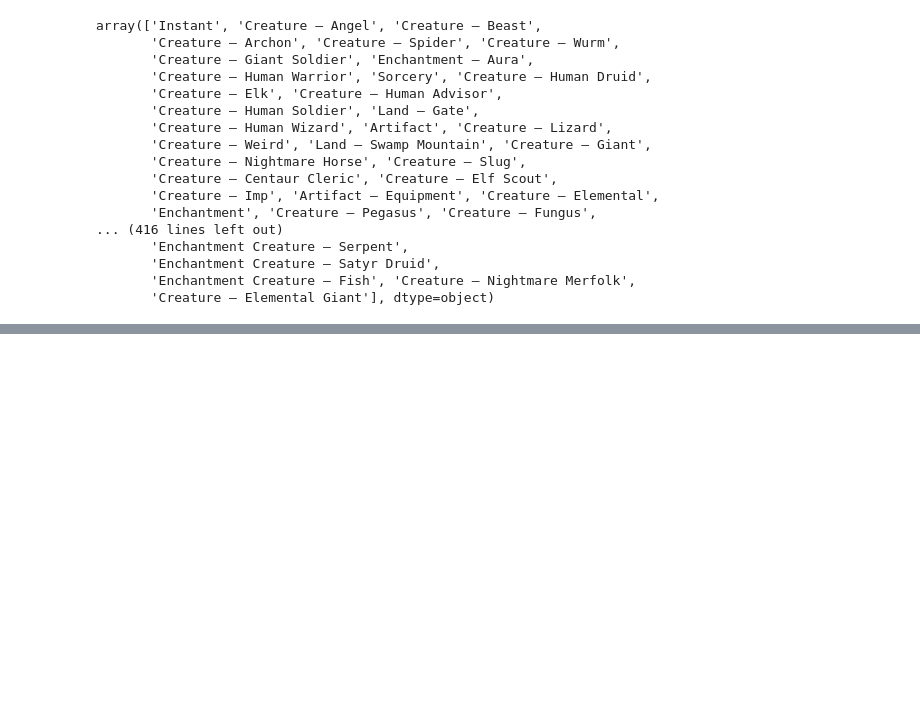
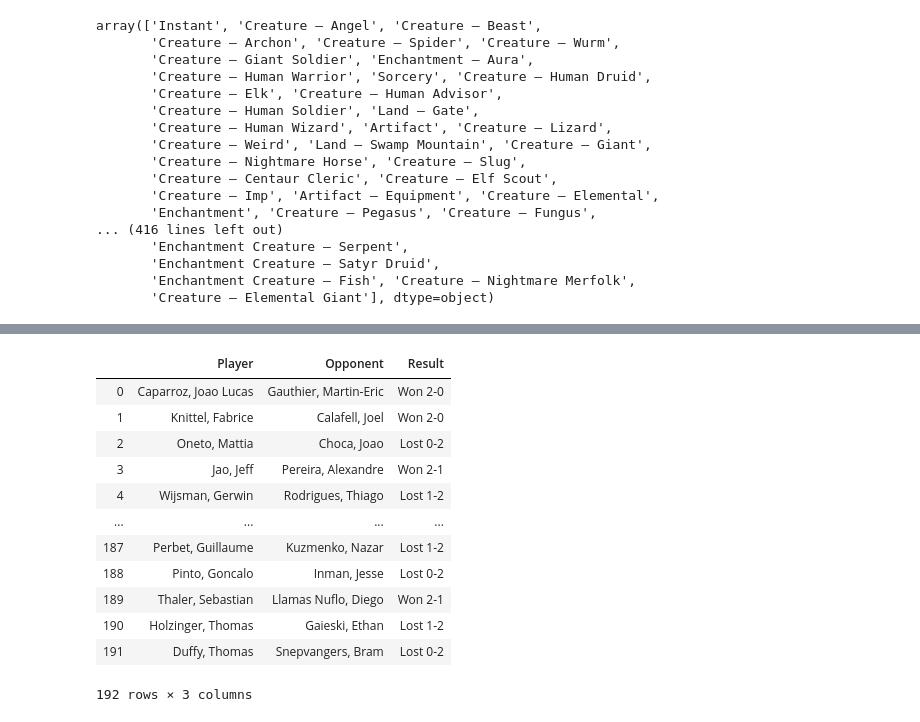
Before and after one commit to ta-datapt-bcn/project-web, a Jupyter notebook: project-API.ipynb, the cells around one changed output, grey strips where cells are left out. Saved outputs shown, nothing was run; the diff lists cells and outputs as text; code cells hidden in the pictures; blank space fills up the shorter version.

```diff
--- a/project-API.ipynb
+++ b/project-API.ipynb
@@ -135,0 +314,31 @@ array(['Instant', 'Creature — Angel', 'Creature — Beast',
+# %%
+## Retrieve the results from Brussels Matchs
+
+url = 'https://magic.gg/news/players-tour-brussels-2020-round-1-results'
+html = requests.get(url).content
+soup = BeautifulSoup(html, features='html.parser')
+table = soup.find_all('div', {'class': 'table-wrapper'})[0].find_all('tr')
+
+tabs = []
+for tr in table:
+        tabs.append({
+            'Player': tr.find_all('td')[1].string,
+            'Opponent': tr.find_all('td')[5].string,
+            'Result': tr.find_all('td')[3].string
+            })
+round1 = pd.DataFrame(tabs)
+round1
+# %% [output]
+|  | Player | Opponent | Result |
+| 0 | Caparroz, Joao Lucas | Gauthier, Martin-Eric | Won 2-0 |
+| 1 | Knittel, Fabrice | Calafell, Joel | Won 2-0 |
+| 2 | Oneto, Mattia | Choca, Joao | Lost 0-2 |
+| 3 | Jao, Jeff | Pereira, Alexandre | Won 2-1 |
+| 4 | Wijsman, Gerwin | Rodrigues, Thiago | Lost 1-2 |
+| ... | ... | ... | ... |
+| 187 | Perbet, Guillaume | Kuzmenko, Nazar | Lost 1-2 |
+| 188 | Pinto, Goncalo | Inman, Jesse | Lost 0-2 |
+| 189 | Thaler, Sebastian | Llamas Nuflo, Diego | Won 2-1 |
+| 190 | Holzinger, Thomas | Gaieski, Ethan | Lost 1-2 |
+| 191 | Duffy, Thomas | Snepvangers, Bram | Lost 0-2 |
+192 rows × 3 columns
```
Also changed, not shown: parts of 13 cells of this notebook.
